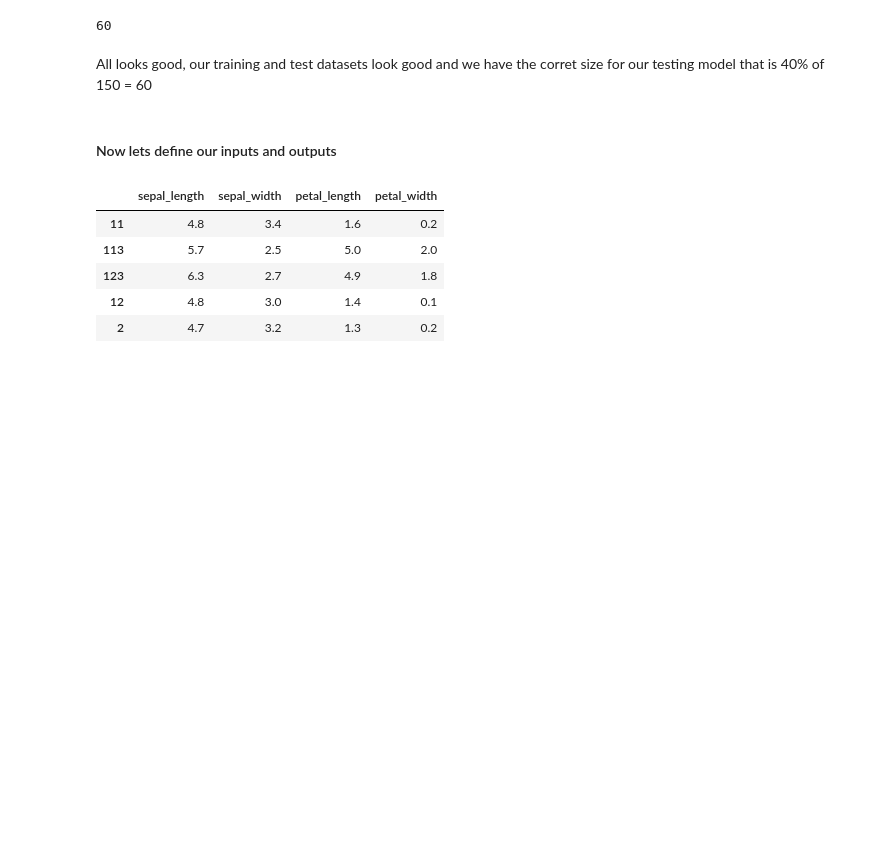
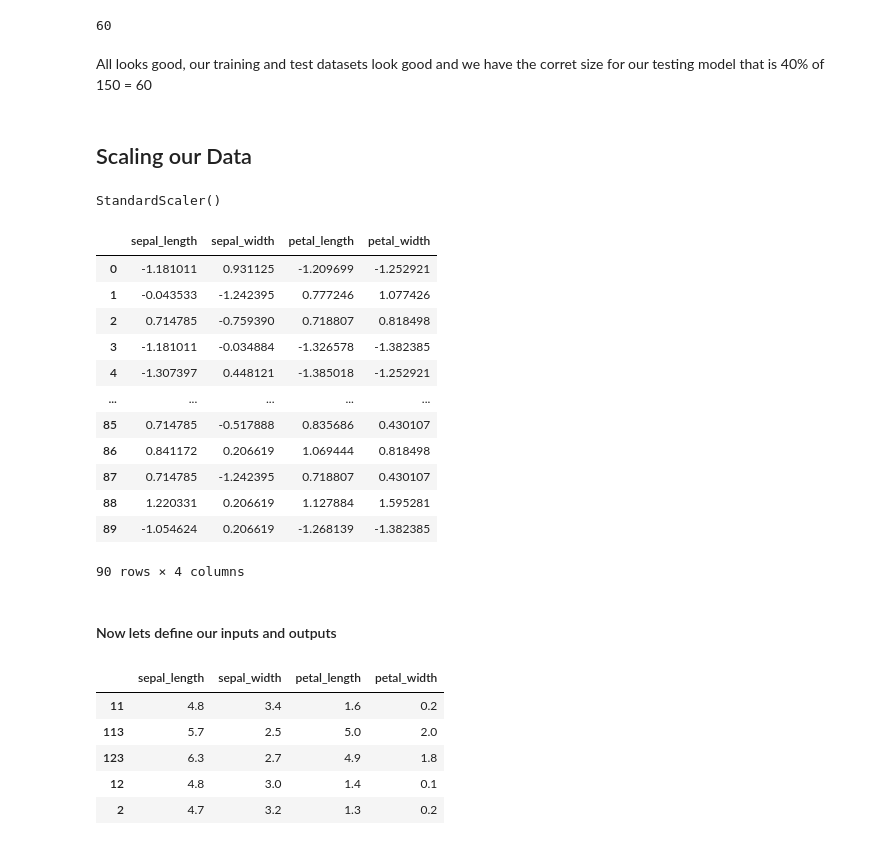
Before and after one commit to brendantipp/gmit_mls_2021, a Jupyter notebook: scikit-learn.ipynb, the cells around one changed output. Saved outputs shown, nothing was run; the diff lists cells and outputs as text; code cells hidden in the pictures; blank space fills up the shorter version.

```diff
--- a/scikit-learn.ipynb
+++ b/scikit-learn.ipynb
@@ -227,6 +238,39 @@ test.index.size
 60
 # %% [markdown]
 All looks good, our training and test datasets look good and we have the corret size for our testing model that is 40% of 150 = 60
+# %% [markdown]
+## Scaling our Data
+# %%
+# Create a new scaler using the preprocessing package.
+scaler = pre.StandardScaler()
+
+# Train the scaler on X_train.
+scaler.fit(X_train)
+# %% [output]
+StandardScaler()
+# %%
+# Transform the training data.
+X_train_scaled = scaler.transform(X_train)
+
+# Turn numpy array back into Data Frame.
+X_train_scaled = pd.DataFrame(X_train_scaled, columns=X_train.columns)
+
+# View.
+X_train_scaled
+# %% [output]
+|  | sepal_length | sepal_width | petal_length | petal_width |
+| 0 | -1.181011 | 0.931125 | -1.209699 | -1.252921 |
+| 1 | -0.043533 | -1.242395 | 0.777246 | 1.077426 |
+| 2 | 0.714785 | -0.759390 | 0.718807 | 0.818498 |
+| 3 | -1.181011 | -0.034884 | -1.326578 | -1.382385 |
+| 4 | -1.307397 | 0.448121 | -1.385018 | -1.252921 |
+| ... | ... | ... | ... | ... |
+| 85 | 0.714785 | -0.517888 | 0.835686 | 0.430107 |
+| 86 | 0.841172 | 0.206619 | 1.069444 | 0.818498 |
+| 87 | 0.714785 | -1.242395 | 0.718807 | 0.430107 |
+| 88 | 1.220331 | 0.206619 | 1.127884 | 1.595281 |
+| 89 | -1.054624 | 0.206619 | -1.268139 | -1.382385 |
+90 rows × 4 columns
 # %% [markdown]
 #### Now lets define our inputs and outputs
 # %%
```
Also changed, not shown: parts of 51 cells of this notebook.
